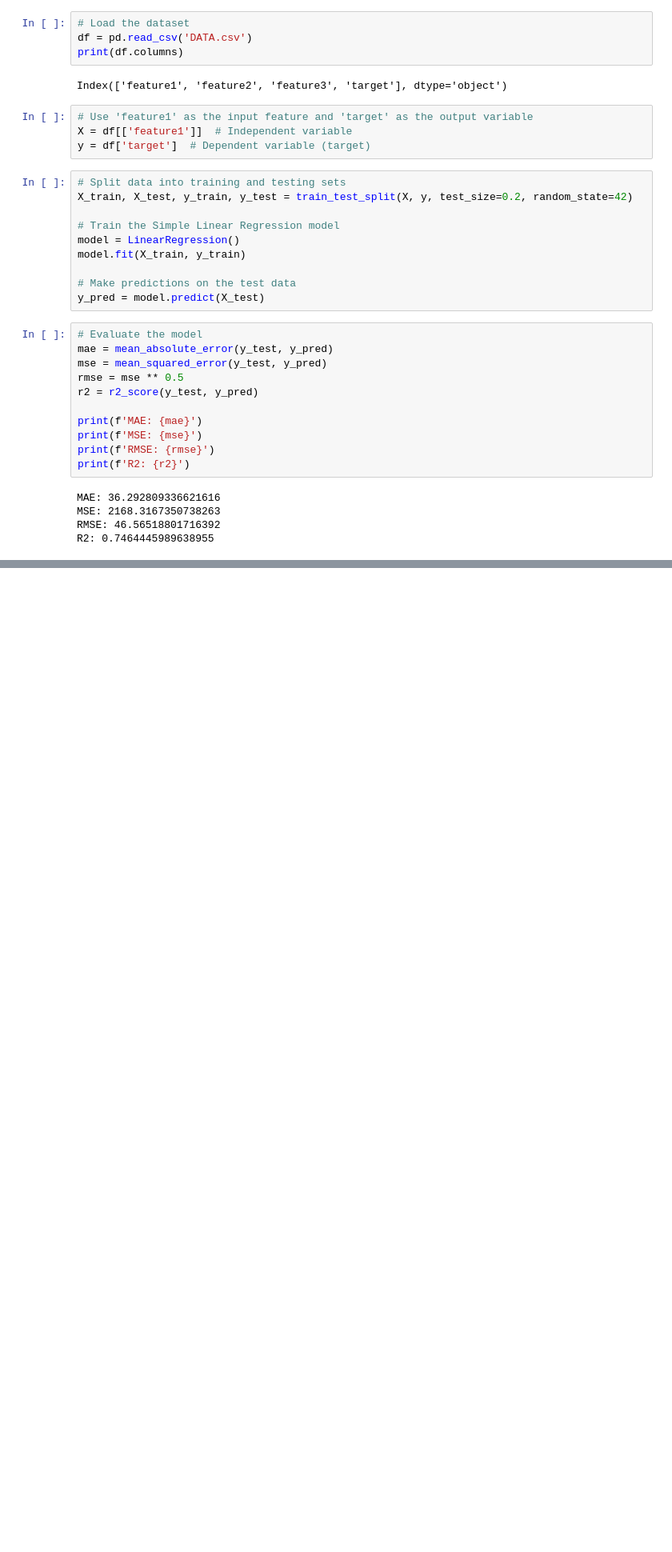
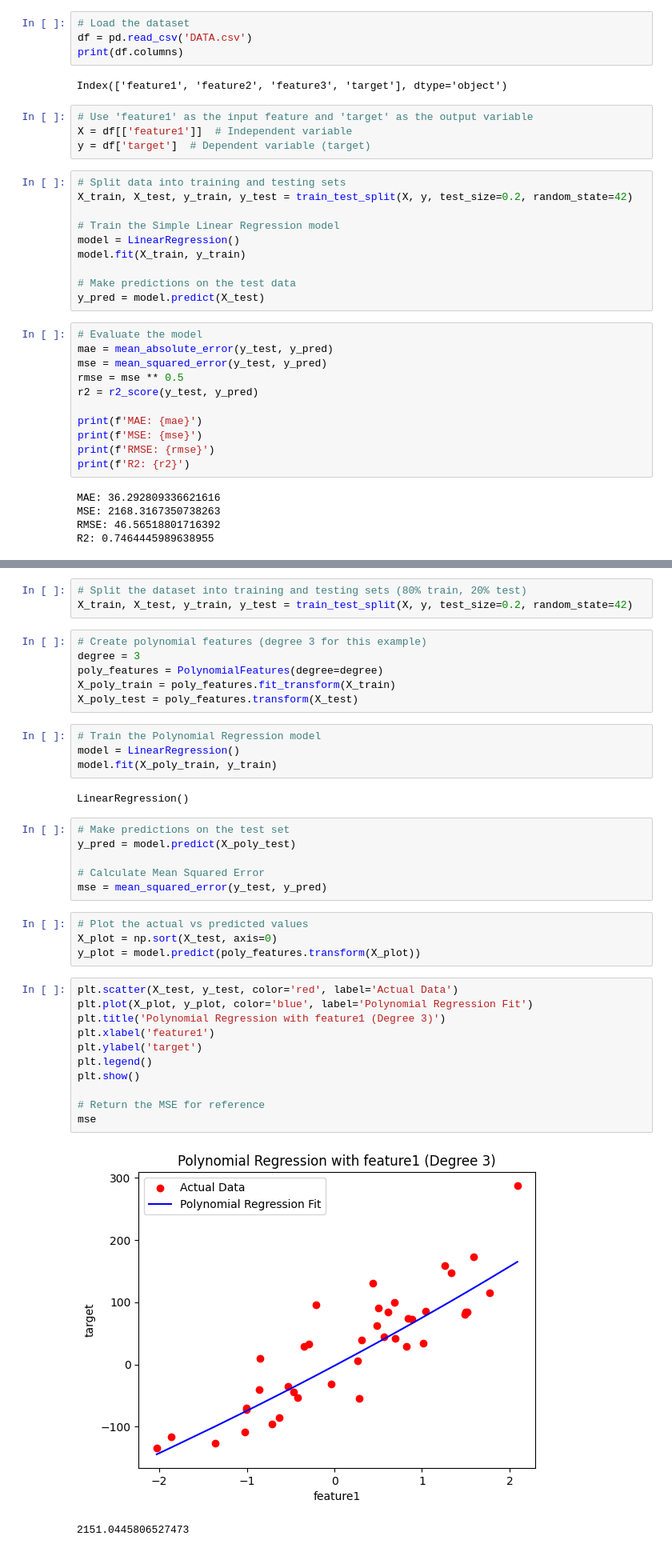
Before and after one commit to Aks-20/AI-ML, a Jupyter notebook: EDA_Cars_G_[1].ipynb, the cells around one changed output, grey strips where cells are left out. Shown at 80% size. Saved outputs shown, nothing was run; the diff lists cells and outputs as text; blank space fills up the shorter version.

```diff
--- a/EDA_Cars_G_[1].ipynb
+++ b/EDA_Cars_G_[1].ipynb
@@ -688,0 +719,39 @@ R2: 0.7464445989638955
+# %%
+# Split the dataset into training and testing sets (80% train, 20% test)
+X_train, X_test, y_train, y_test = train_test_split(X, y, test_size=0.2, random_state=42)
+# %%
+# Create polynomial features (degree 3 for this example)
+degree = 3
+poly_features = PolynomialFeatures(degree=degree)
+X_poly_train = poly_features.fit_transform(X_train)
+X_poly_test = poly_features.transform(X_test)
+# %%
+# Train the Polynomial Regression model
+model = LinearRegression()
+model.fit(X_poly_train, y_train)
+# %% [output]
+LinearRegression()
+# %%
+# Make predictions on the test set
+y_pred = model.predict(X_poly_test)
+
+# Calculate Mean Squared Error
+mse = mean_squared_error(y_test, y_pred)
+# %%
+# Plot the actual vs predicted values
+X_plot = np.sort(X_test, axis=0)
+y_plot = model.predict(poly_features.transform(X_plot))
+# %%
+plt.scatter(X_test, y_test, color='red', label='Actual Data')
+plt.plot(X_plot, y_plot, color='blue', label='Polynomial Regression Fit')
+plt.title('Polynomial Regression with feature1 (Degree 3)')
+plt.xlabel('feature1')
+plt.ylabel('target')
+plt.legend()
+plt.show()
+
+# Return the MSE for reference
+mse
+# %% [output]
+[figure, added]
+2151.0445806527473
```
Also changed, not shown: parts of 5 cells of this notebook.
